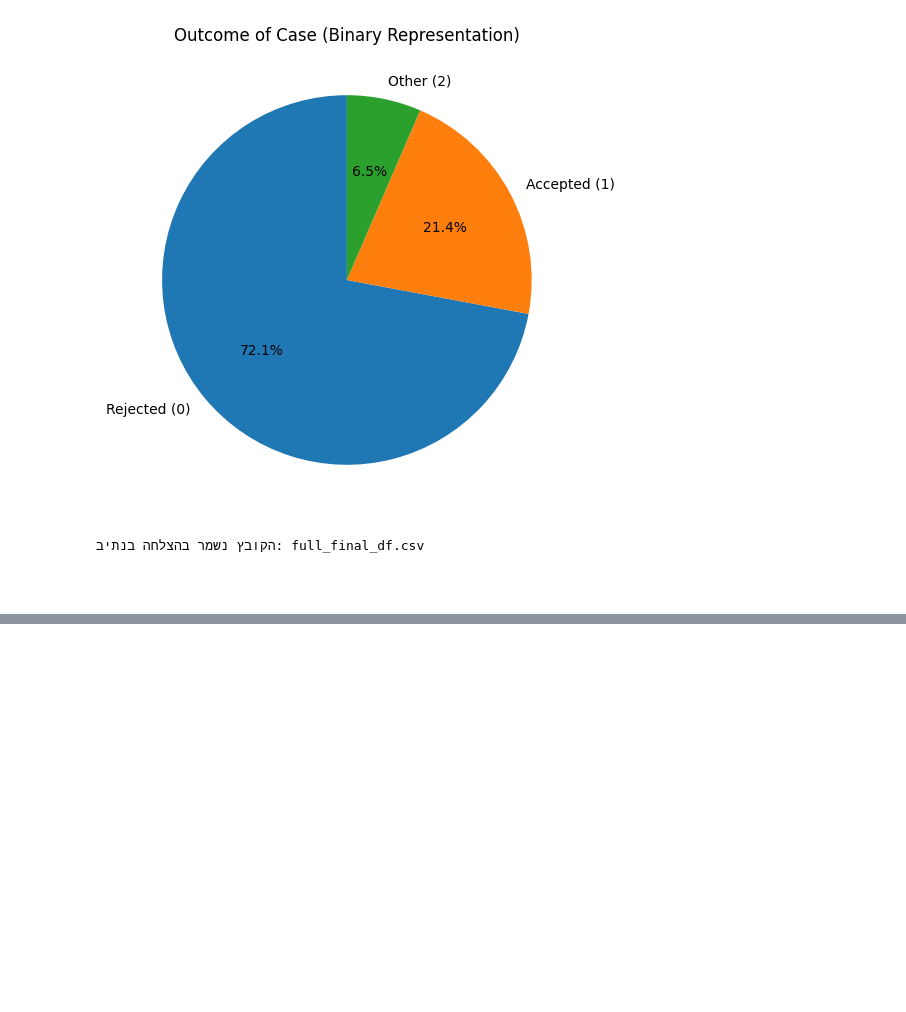
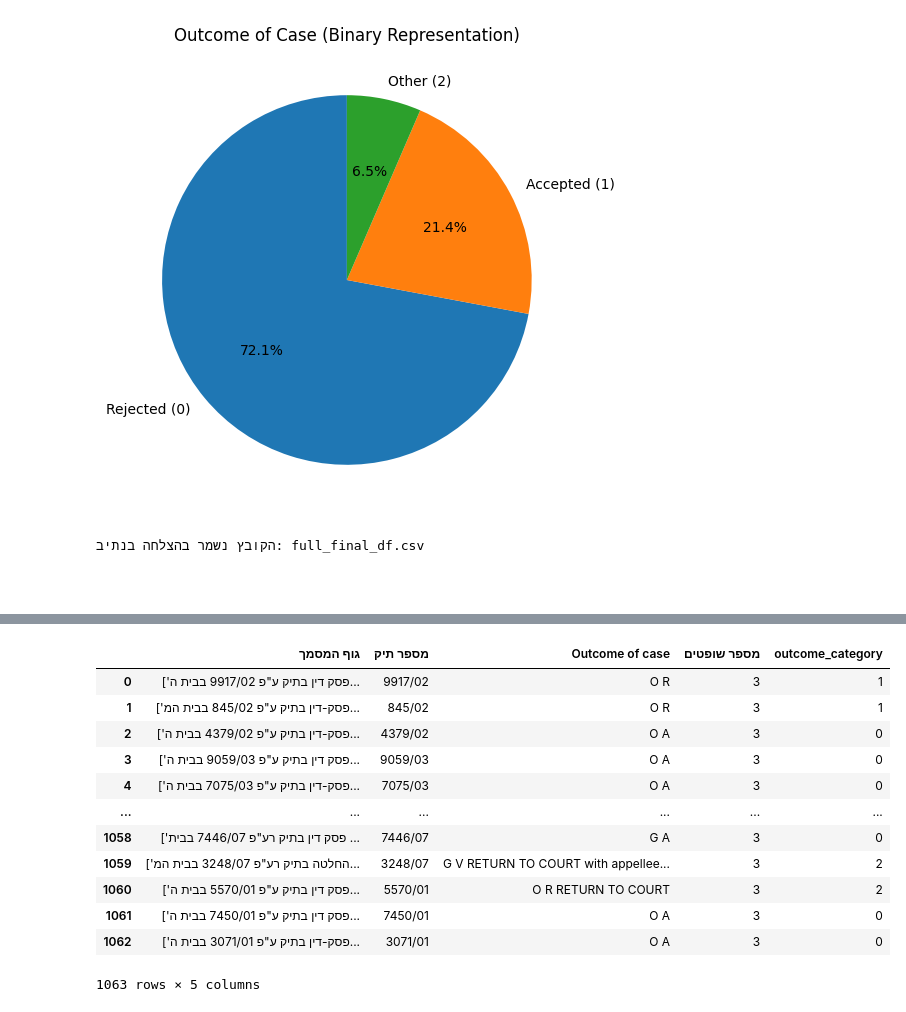
Before and after one commit to noambassat/SupremeCourtClassifier, a Jupyter notebook: 4_explore_and_merge_RAP_AP.ipynb, the cells around one changed output, grey strips where cells are left out. Drawn from its saved outputs; the diff is of its cells as text; code cells hidden in the pictures; blank space fills up the shorter version.

```diff
--- a/4_explore_and_merge_RAP_AP.ipynb
+++ b/4_explore_and_merge_RAP_AP.ipynb
@@ -417,0 +488,18 @@ full_final_df
+# %%
+df = pd.read_csv('full_final_df.csv')
+# %%
+df
+# %% [output]
+|  | גוף המסמך | מספר תיק | Outcome of case | מספר שופטים | outcome_category |
+| 0 | ['פסק דין בתיק ע"פ 9917/02 בבית ה... | 9917/02 | O R | 3 | 1 |
+| 1 | ['פסק-דין בתיק ע"פ 845/02 בבית המ... | 845/02 | O R | 3 | 1 |
+| 2 | ['פסק-דין בתיק ע"פ 4379/02 בבית ה... | 4379/02 | O A | 3 | 0 |
+| 3 | ['פסק דין בתיק ע"פ 9059/03 בבית ה... | 9059/03 | O A | 3 | 0 |
+| 4 | ['פסק-דין בתיק ע"פ 7075/03 בבית ה... | 7075/03 | O A | 3 | 0 |
+| ... | ... | ... | ... | ... | ... |
+| 1058 | ['פסק דין בתיק רע"פ 7446/07 בבית ... | 7446/07 | G A | 3 | 0 |
+| 1059 | ['החלטה בתיק רע"פ 3248/07 בבית המ... | 3248/07 | G V RETURN TO COURT with appellee... | 3 | 2 |
+| 1060 | ['פסק דין בתיק ע"פ 5570/01 בבית ה... | 5570/01 | O R RETURN TO COURT | 3 | 2 |
+| 1061 | ['פסק דין בתיק ע"פ 7450/01 בבית ה... | 7450/01 | O A | 3 | 0 |
+| 1062 | ['פסק-דין בתיק ע"פ 3071/01 בבית ה... | 3071/01 | O A | 3 | 0 |
+1063 rows × 5 columns
```
Also changed, not shown: parts of 13 cells of this notebook.
